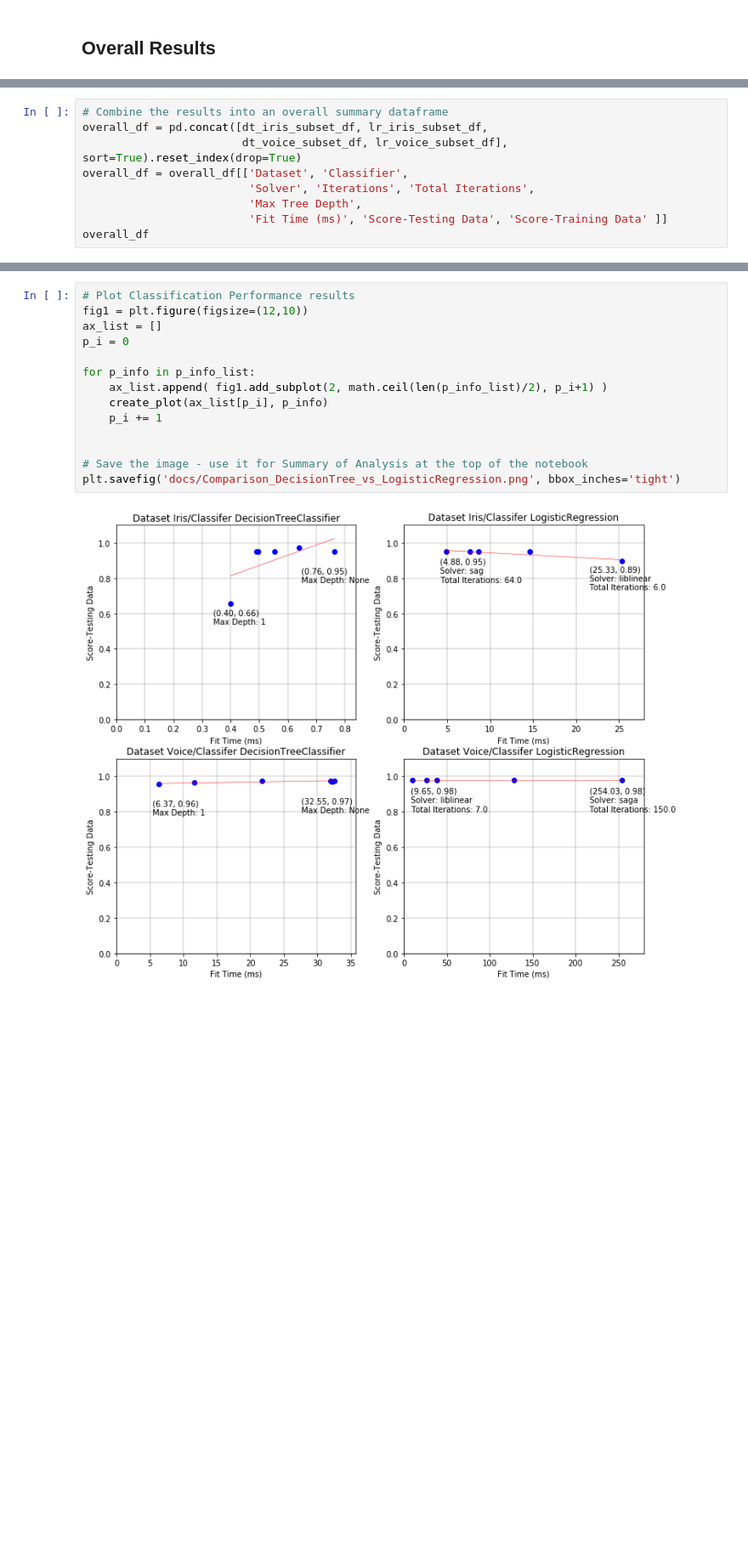
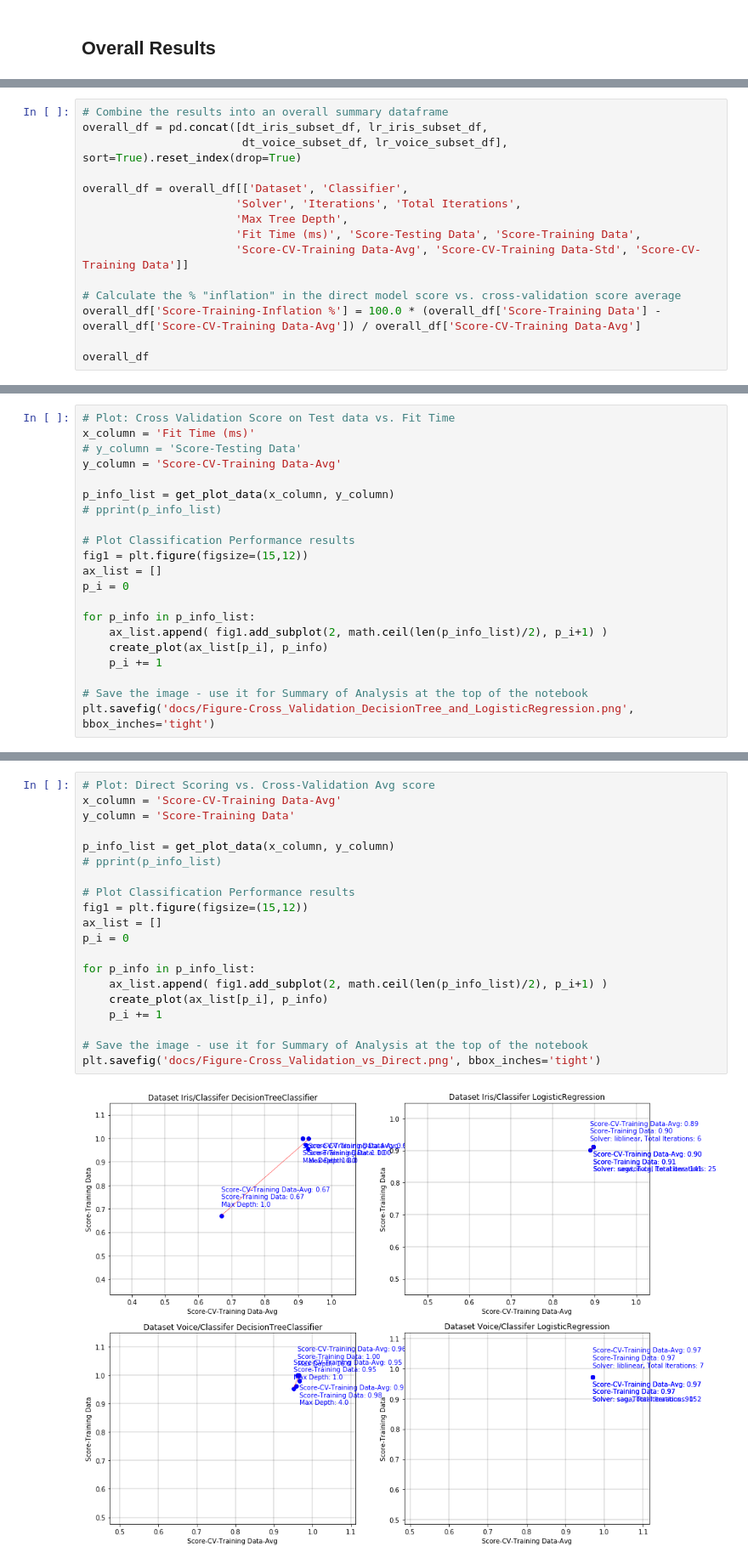
Before and after one commit to daddyjab/ML_Notes, a Jupyter notebook: 7-Cross Validation.ipynb, the cells around one changed output, grey strips where cells are left out. Shown at 85% size. Drawn from its saved outputs; the diff is of its cells as text; blank space fills up the shorter version.

Commit message:
completed cross-validation; updating hyper-parameter tuning

```diff
--- a/7-Cross Validation.ipynb
+++ b/7-Cross Validation.ipynb
@@ -778,10 +727,16 @@ lr_voice_subset_df = summary_lr_voice_df[
 # Combine the results into an overall summary dataframe
 overall_df = pd.concat([dt_iris_subset_df, lr_iris_subset_df,
                         dt_voice_subset_df, lr_voice_subset_df], sort=True).reset_index(drop=True)
+
 overall_df = overall_df[['Dataset', 'Classifier',
-                         'Solver', 'Iterations', 'Total Iterations',
-                         'Max Tree Depth',
-                         'Fit Time (ms)', 'Score-Testing Data', 'Score-Training Data' ]]
+                       'Solver', 'Iterations', 'Total Iterations',
+                       'Max Tree Depth',
+                       'Fit Time (ms)', 'Score-Testing Data', 'Score-Training Data',
+                       'Score-CV-Training Data-Avg', 'Score-CV-Training Data-Std', 'Score-CV-Training Data']]
+
+# Calculate the % "inflation" in the direct model score vs. cross-validation score average
+overall_df['Score-Training-Inflation %'] = 100.0 * (overall_df['Score-Training Data'] - overall_df['Score-CV-Training Data-Avg']) / overall_df['Score-CV-Training Data-Avg']
+
 overall_df
 # %% [output]
 |  | Dataset | Classifier | Solver | Iterations | Total Iterations | Max Tree Depth | Fit Time (ms) | ... |
@@ -915,0 +894,21 @@ def create_plot(a_ax, a_plt_info):
+# %%
+# Plot: Cross Validation Score on Test data vs. Fit Time
+x_column = 'Fit Time (ms)'
+# y_column = 'Score-Testing Data'
+y_column = 'Score-CV-Training Data-Avg'
+
+p_info_list = get_plot_data(x_column, y_column)
+# pprint(p_info_list)
+
+# Plot Classification Performance results
+fig1 = plt.figure(figsize=(15,12))
+ax_list = []
+p_i = 0
+
+for p_info in p_info_list:
+    ax_list.append( fig1.add_subplot(2, math.ceil(len(p_info_list)/2), p_i+1) )
+    create_plot(ax_list[p_i], p_info)
+    p_i += 1
+
+# Save the image - use it for Summary of Analysis at the top of the notebook
+plt.savefig('docs/Figure-Cross_Validation_DecisionTree_and_LogisticRegression.png', bbox_inches='tight')
@@ -916,16 +917,22 @@ def create_plot(a_ax, a_plt_info):
 # %%
+# Plot: Direct Scoring vs. Cross-Validation Avg score
+x_column = 'Score-CV-Training Data-Avg'
+y_column = 'Score-Training Data'
+
+p_info_list = get_plot_data(x_column, y_column)
+# pprint(p_info_list)
+
 # Plot Classification Performance results
-fig1 = plt.figure(figsize=(12,10))
+fig1 = plt.figure(figsize=(15,12))
 ax_list = []
 p_i = 0
 
 for p_info in p_info_list:
     ax_list.append( fig1.add_subplot(2, math.ceil(len(p_info_list)/2), p_i+1) )
     create_plot(ax_list[p_i], p_info)
     p_i += 1
 
-
 # Save the image - use it for Summary of Analysis at the top of the notebook
-plt.savefig('docs/Comparison_DecisionTree_vs_LogisticRegression.png', bbox_inches='tight')
+plt.savefig('docs/Figure-Cross_Validation_vs_Direct.png', bbox_inches='tight')
 # %% [output]
-[figure, old version]
+[figure, new version]
```
Also changed, not shown: parts of 34 cells of this notebook, 6 other files.
